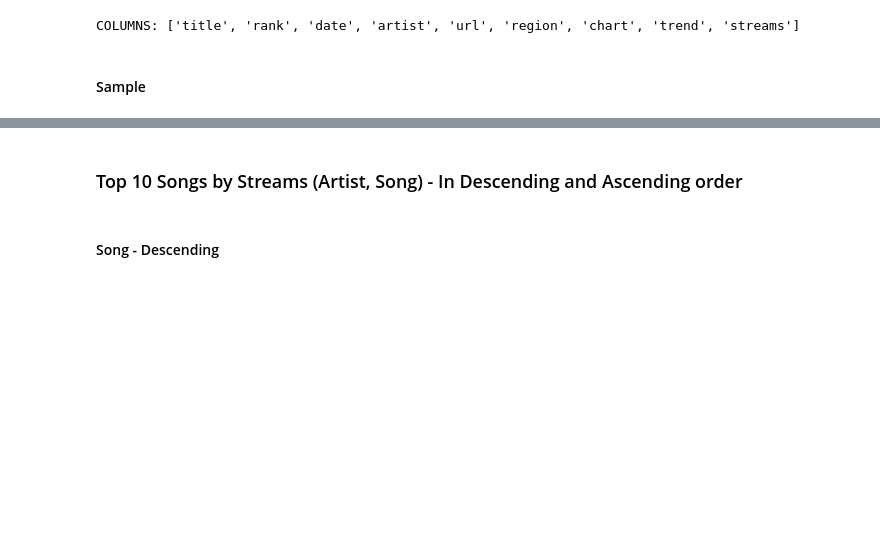
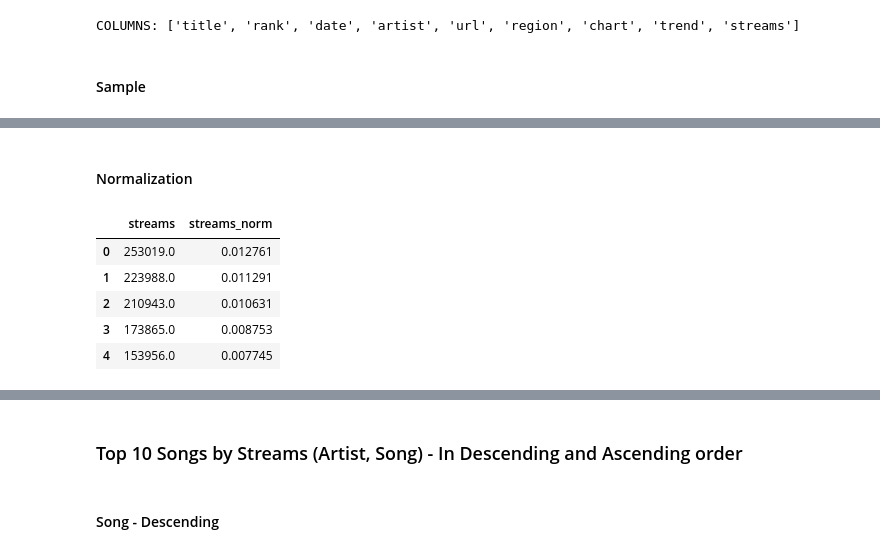
Before and after one commit to NastyaGolovina/Music_Recommendations_Dashboard, a Jupyter notebook: main_notebook.ipynb, the cells around one changed output, grey strips where cells are left out. Cells and saved outputs as stored; diff of their text form; code cells hidden in the pictures; blank space fills up the shorter version.

Commit message:
Normalization and Standardization

```diff
--- a/main_notebook.ipynb
+++ b/main_notebook.ipynb
@@ -86,3 +86,21 @@ music.sample(5)
 | 15363014 | when the party's over | 162 | 2020-07-14 | Billie Eilish | https://open.spotify.com/track/43... | Ireland | top200 | SAME_POSITION | 6286.0 |
 | 24929660 | After Dark | 48 | 2021-10-15 | Mr.Kitty | https://open.spotify.com/track/0z... | Latvia | viral50 | NEW_ENTRY | 9565.0 |
 | 20902201 | Hatchback | 12 | 2020-07-25 | Cochise | https://open.spotify.com/track/12... | France | viral50 | MOVE_DOWN | 9565.0 |
+# %% [markdown]
+#### Normalization
+# %%
+# compute once
+min_val = music['streams'].min()
+max_val = music['streams'].max()
+
+# apply normalization
+music['streams_norm'] = (music['streams'] - min_val) / (max_val - min_val)
+
+music[['streams', 'streams_norm']].head()
+# %% [output]
+|  | streams | streams_norm |
+| 0 | 253019.0 | 0.012761 |
+| 1 | 223988.0 | 0.011291 |
+| 2 | 210943.0 | 0.010631 |
+| 3 | 173865.0 | 0.008753 |
+| 4 | 153956.0 | 0.007745 |
```
Also changed, not shown: parts of 5 cells of this notebook.
